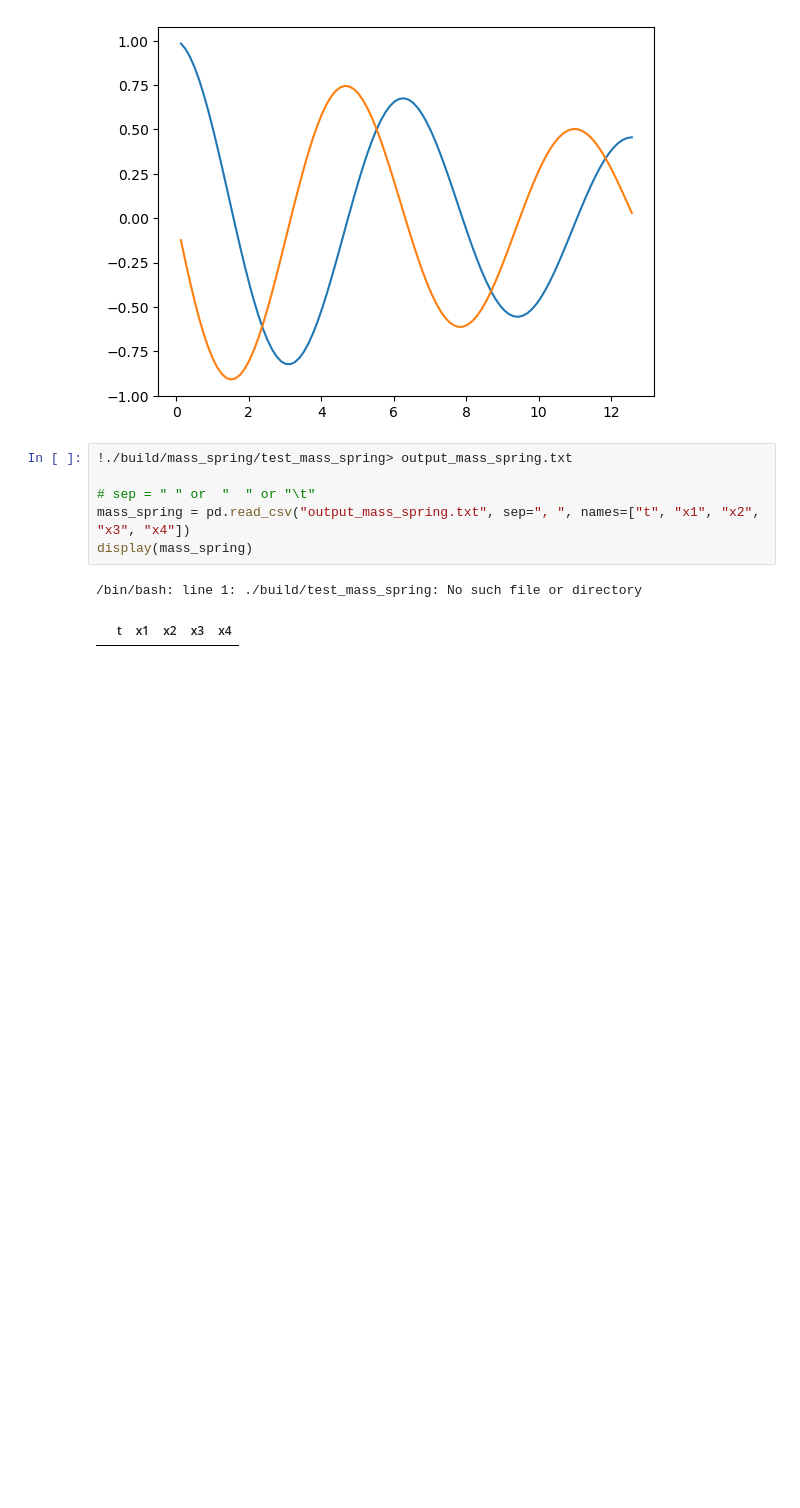
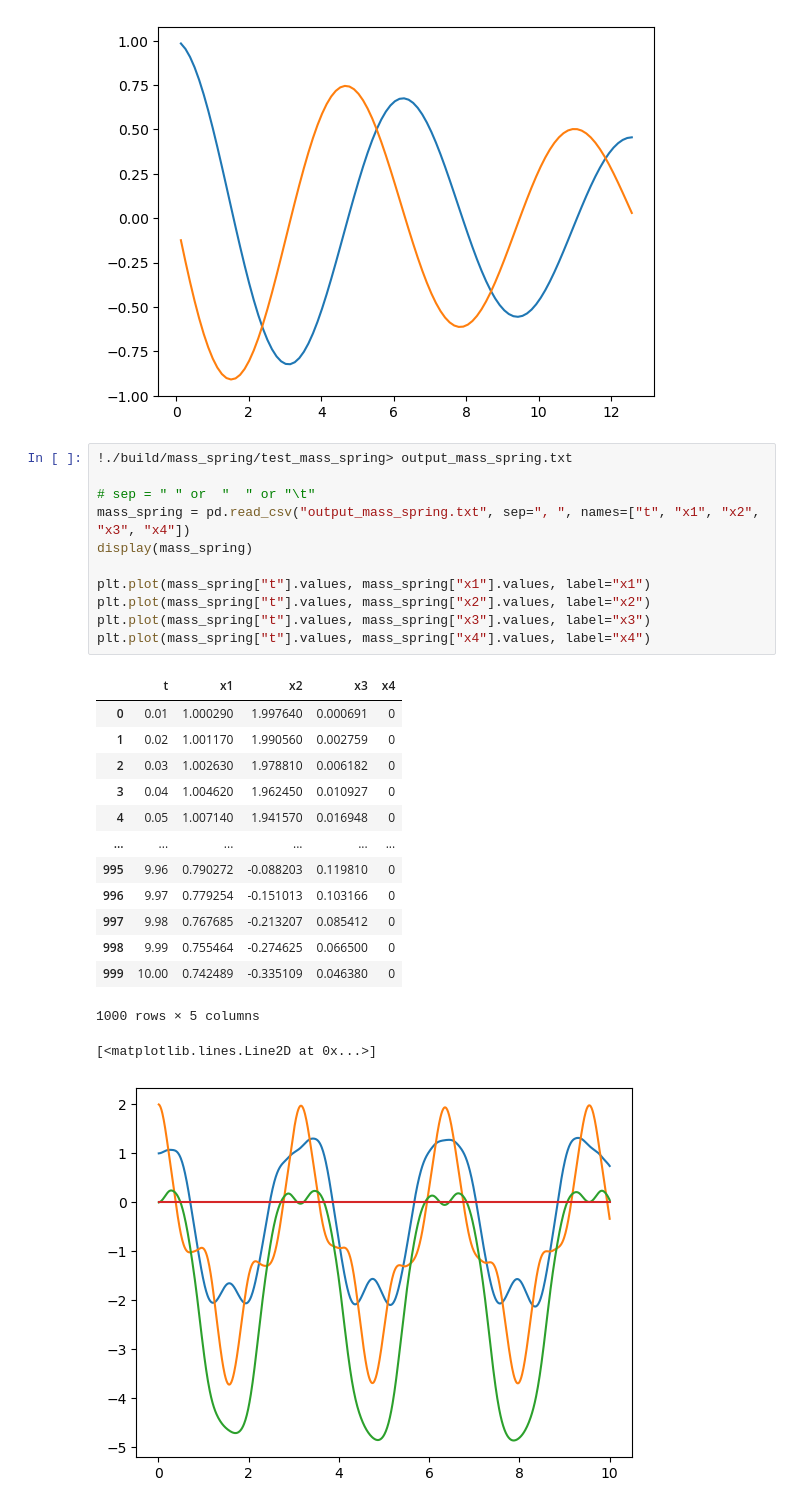
Before and after one commit to EdoardoBonetti/ASC-ODE, a Jupyter notebook: CppTests.ipynb, the cells around one changed output. Drawn from its saved outputs; the diff is of its cells as text; blank space fills up the shorter version.

```diff
--- a/CppTests.ipynb
+++ b/CppTests.ipynb
@@ -80,9 +80,27 @@ plt.plot(ode["t"].values, ode["y"].values, label="y")
 # %%
 !./build/mass_spring/test_mass_spring> output_mass_spring.txt
 
 # sep = " " or  "  " or "\t"
 mass_spring = pd.read_csv("output_mass_spring.txt", sep=", ", names=["t", "x1", "x2", "x3", "x4"])
 display(mass_spring)
+
+plt.plot(mass_spring["t"].values, mass_spring["x1"].values, label="x1")
+plt.plot(mass_spring["t"].values, mass_spring["x2"].values, label="x2")
+plt.plot(mass_spring["t"].values, mass_spring["x3"].values, label="x3")
+plt.plot(mass_spring["t"].values, mass_spring["x4"].values, label="x4")
 # %% [output]
+|  | t | x1 | x2 | x3 | x4 |
+| 0 | 0.01 | 1.000290 | 1.997640 | 0.000691 | 0 |
+| 1 | 0.02 | 1.001170 | 1.990560 | 0.002759 | 0 |
+| 2 | 0.03 | 1.002630 | 1.978810 | 0.006182 | 0 |
+| 3 | 0.04 | 1.004620 | 1.962450 | 0.010927 | 0 |
+| 4 | 0.05 | 1.007140 | 1.941570 | 0.016948 | 0 |
+| ... | ... | ... | ... | ... | ... |
+| 995 | 9.96 | 0.790272 | -0.088203 | 0.119810 | 0 |
+| 996 | 9.97 | 0.779254 | -0.151013 | 0.103166 | 0 |
+| 997 | 9.98 | 0.767685 | -0.213207 | 0.085412 | 0 |
+| 998 | 9.99 | 0.755464 | -0.274625 | 0.066500 | 0 |
+| 999 | 10.00 | 0.742489 | -0.335109 | 0.046380 | 0 |
-/bin/bash: line 1: ./build/test_mass_spring: No such file or directory
+1000 rows × 5 columns
-|  | t | x1 | x2 | x3 | x4 |
+[<matplotlib.lines.Line2D at 0x...>]
+[figure, added]
```
